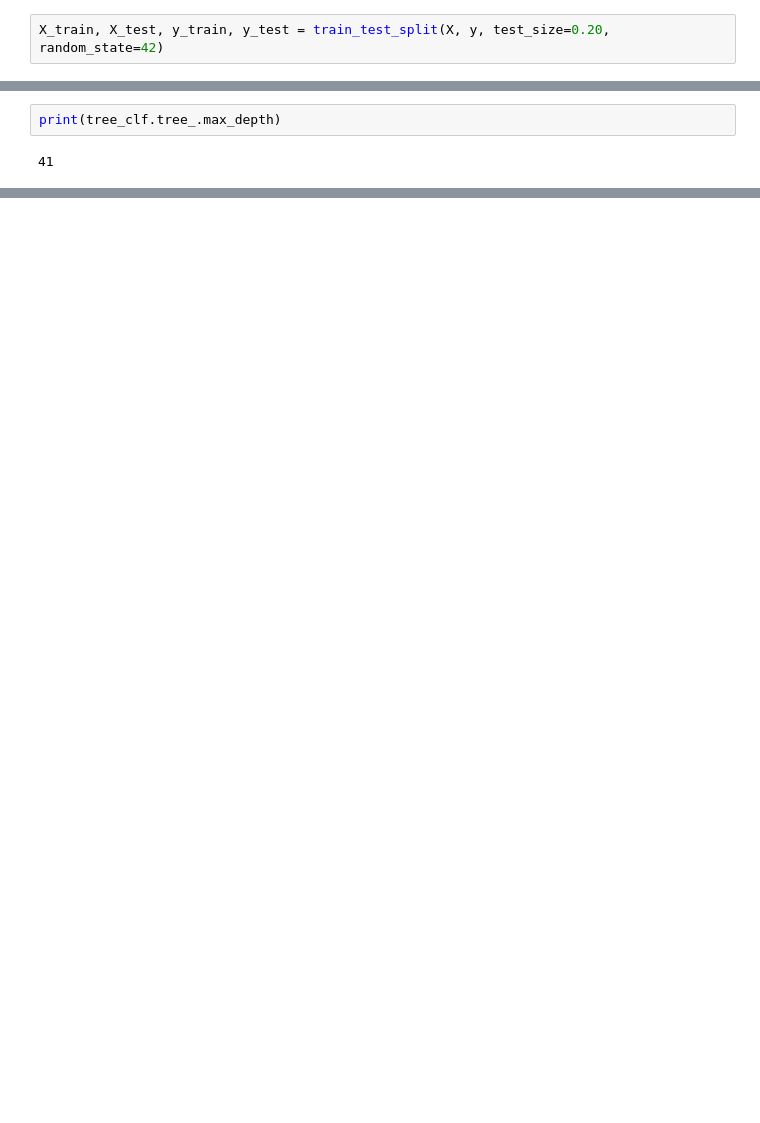
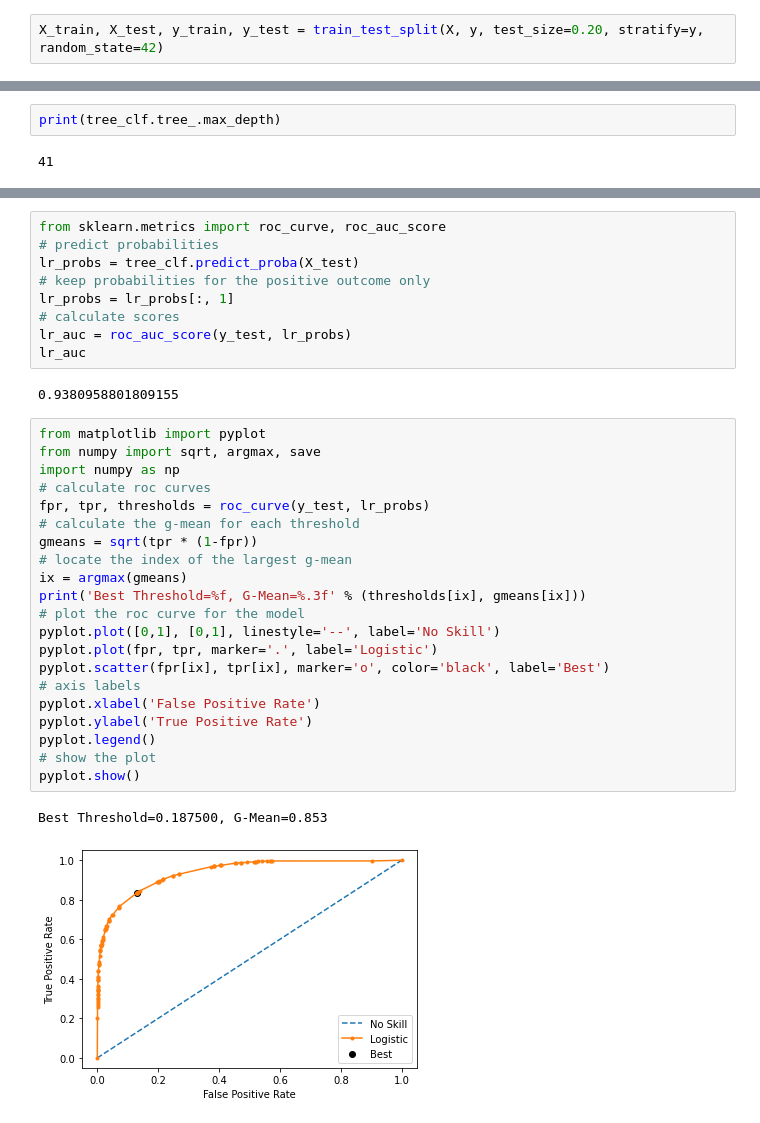
Before and after one commit to yashrajkakkad/song-popularity-prediction, a Jupyter notebook: DecisionTree.ipynb, the cells around one changed output, grey strips where cells are left out. Saved outputs shown, nothing was run; the diff lists cells and outputs as text; blank space fills up the shorter version.

Commit message:
Add code for plots in DecisionTree

```diff
--- a/DecisionTree.ipynb
+++ b/DecisionTree.ipynb
@@ -24,4 +24,4 @@ df.head()
 X  = df.drop(['popularity'], axis=1)
 y = df['popularity']
 # %%
-X_train, X_test, y_train, y_test = train_test_split(X, y, test_size=0.20, random_state=42)
+X_train, X_test, y_train, y_test = train_test_split(X, y, test_size=0.20, stratify=y, random_state=42)
@@ -126 +132,36 @@ Classification report
 weighted avg       0.92      0.92      0.92     34446
+# %%
+from sklearn.metrics import roc_curve, roc_auc_score
+# predict probabilities
+lr_probs = tree_clf.predict_proba(X_test)
+# keep probabilities for the positive outcome only
+lr_probs = lr_probs[:, 1]
+# calculate scores
+lr_auc = roc_auc_score(y_test, lr_probs)
+lr_auc
+# %% [output]
+0.9380958801809155
+# %%
+from matplotlib import pyplot
+from numpy import sqrt, argmax, save
+import numpy as np
+# calculate roc curves
+fpr, tpr, thresholds = roc_curve(y_test, lr_probs)
+# calculate the g-mean for each threshold
+gmeans = sqrt(tpr * (1-fpr))
+# locate the index of the largest g-mean
+ix = argmax(gmeans)
+print('Best Threshold=%f, G-Mean=%.3f' % (thresholds[ix], gmeans[ix]))
+# plot the roc curve for the model
+pyplot.plot([0,1], [0,1], linestyle='--', label='No Skill')
+pyplot.plot(fpr, tpr, marker='.', label='Logistic')
+pyplot.scatter(fpr[ix], tpr[ix], marker='o', color='black', label='Best')
+# axis labels
+pyplot.xlabel('False Positive Rate')
+pyplot.ylabel('True Positive Rate')
+pyplot.legend()
+# show the plot
+pyplot.show()
+# %% [output]
+Best Threshold=0.187500, G-Mean=0.853
+[figure, added]
```
Also changed, not shown: parts of 8 cells of this notebook.
